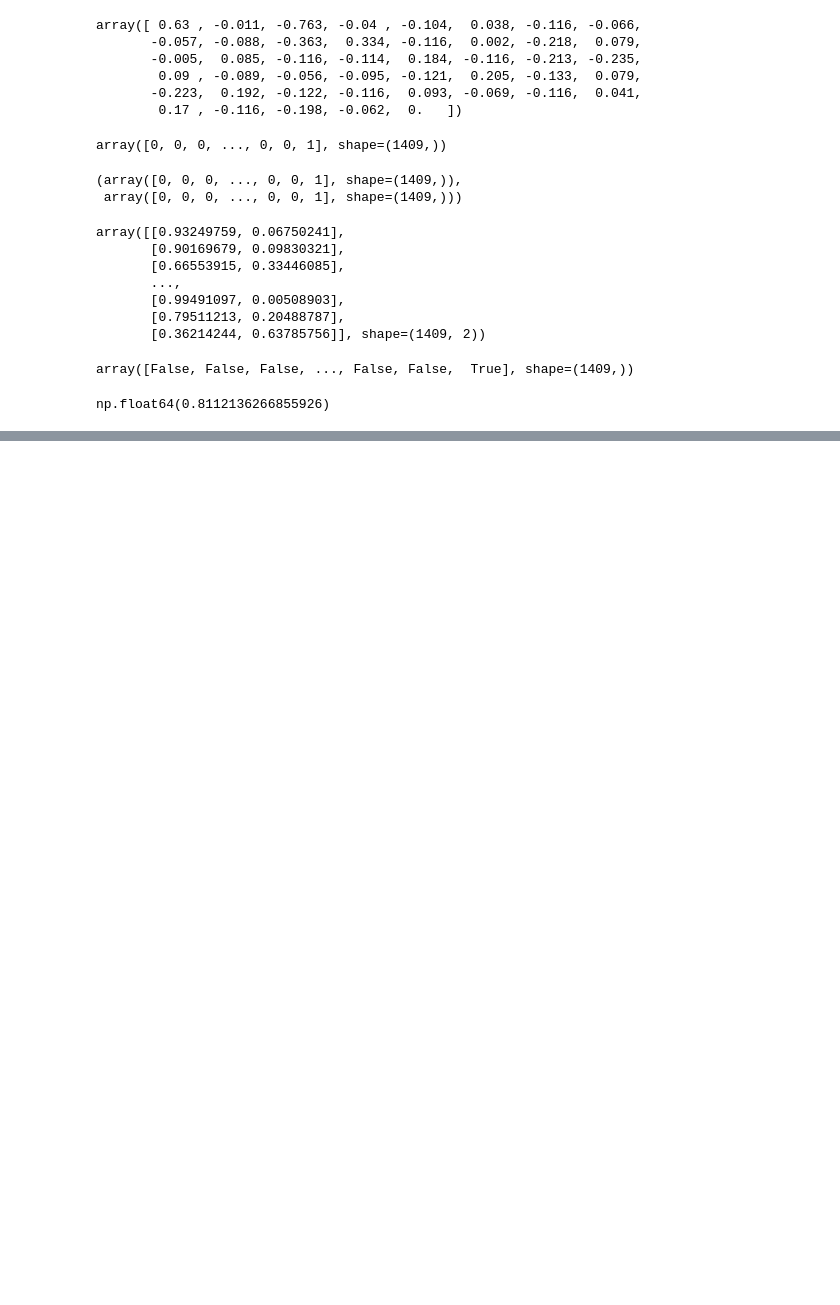
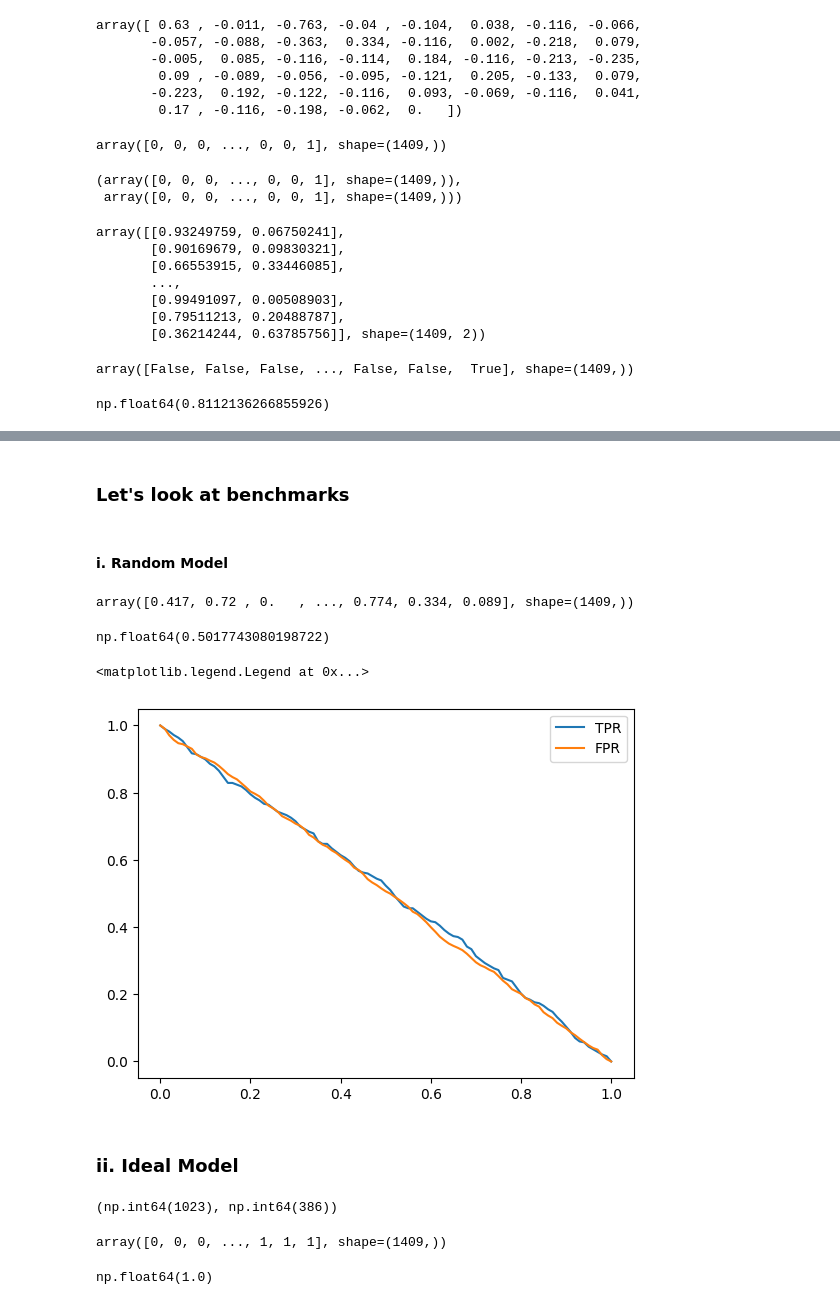
Before and after one commit to tasemgt/ml_sprint, a Jupyter notebook: ml_zoomcamp/_week3/notes.ipynb, the cells around one changed output, grey strips where cells are left out. Drawn from its saved outputs; the diff is of its cells as text; code cells hidden in the pictures; blank space fills up the shorter version.

Commit message:
model evaluation ish

```diff
--- a/ml_zoomcamp/_week3/notes.ipynb
+++ b/ml_zoomcamp/_week3/notes.ipynb
@@ -992,0 +1263,44 @@ np.float64(0.8112136266855926)
+# %% [markdown]
+### Let's look at benchmarks
+# %% [markdown]
+#### i. Random Model
+# %%
+np.random.seed(1)
+y_rand = np.random.uniform(0, 1, size=len(y_val))
+# %%
+y_rand.round(3)
+# %% [output]
+array([0.417, 0.72 , 0.   , ..., 0.774, 0.334, 0.089], shape=(1409,))
+# %%
+((y_rand >= 0.5) == y_val).mean() #This is the accuracy of our random model that we can use to compare tpr and fpr scores
+# %% [output]
+np.float64(0.5017743080198722)
+# %%
+def tpr_fpr_df(y_val, y_pred):
+    scores = []
+    thresholds = np.linspace(0, 1, 101)
+
+    for t in thresholds:
+        actual_positive = (y_val == 1)
+        actual_negative = (y_val == 0)
+
+        predict_positive = (y_pred >= t)
+        predict_negative = (y_pred < t)
+
+        tp = (predict_positive & actual_positive).sum()
+        tn = (predict_negative & actual_negative).sum()
+
+        fp = (predict_positive & actual_negative).sum()
+        fn = (predict_negative & actual_positive).sum()
+
+        scores.append((t, tp, fp, fn, tn))
+
+        columns = ['threshold', 'tp', 'fp', 'fn', 'tn']
+        df_scores = pd.DataFrame(scores, columns=columns)
+
+        df_scores['tpr'] = df_scores.tp / (df_scores.tp + df_scores.fn)
+        df_scores['fpr'] = df_scores.fp / (df_scores.fp + df_scores.tn)
+
+    return df_scores
+# %%
+df_rand = tpr_fpr_df(y_val, y_rand)
@@ -992,0 +1309,7 @@ np.float64(0.8112136266855926)
+# %%
+plt.plot(df_rand.threshold, df_rand.tpr, label= 'TPR')
+plt.plot(df_rand.threshold, df_rand.fpr, label='FPR')
+plt.legend()
+# %% [output]
+<matplotlib.legend.Legend at 0x...>
+[figure, added]
@@ -992,0 +1318,14 @@ np.float64(0.8112136266855926)
+# %% [markdown]
+### ii. Ideal Model
+# %%
+num_neg = (y_val == 0).sum()
+num_pos = (y_val == 1).sum()
+
+num_neg, num_pos
+# %% [output]
+(np.int64(1023), np.int64(386))
+# %%
+y_ideal = np.repeat([0,1], [num_neg, num_pos]) #Our actual true labels
+y_ideal #This is ordered now
+# %% [output]
+array([0, 0, 0, ..., 1, 1, 1], shape=(1409,))
@@ -992,0 +1334,4 @@ np.float64(0.8112136266855926)
+# %%
+((y_ideal_pred >= 0.726) == y_ideal).mean() #72% being the threshold
+# %% [output]
+np.float64(1.0)
```
Also changed, not shown: parts of 108 cells of this notebook.
